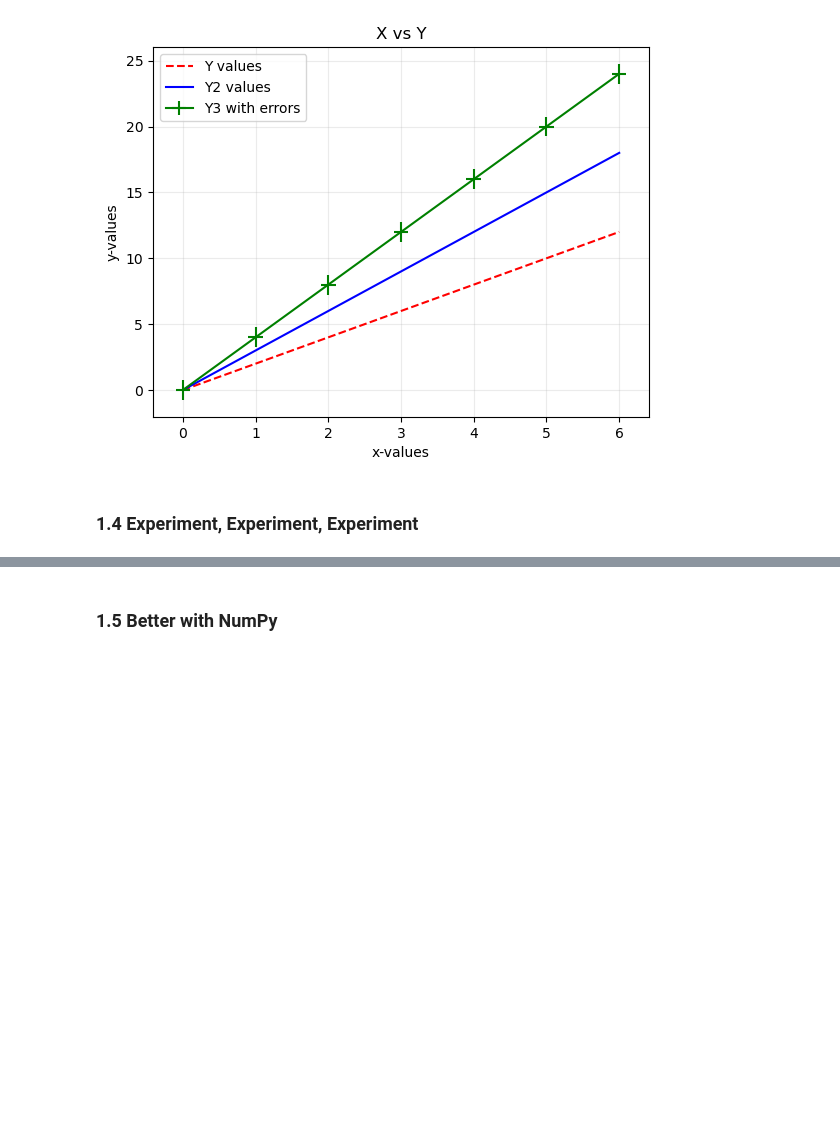
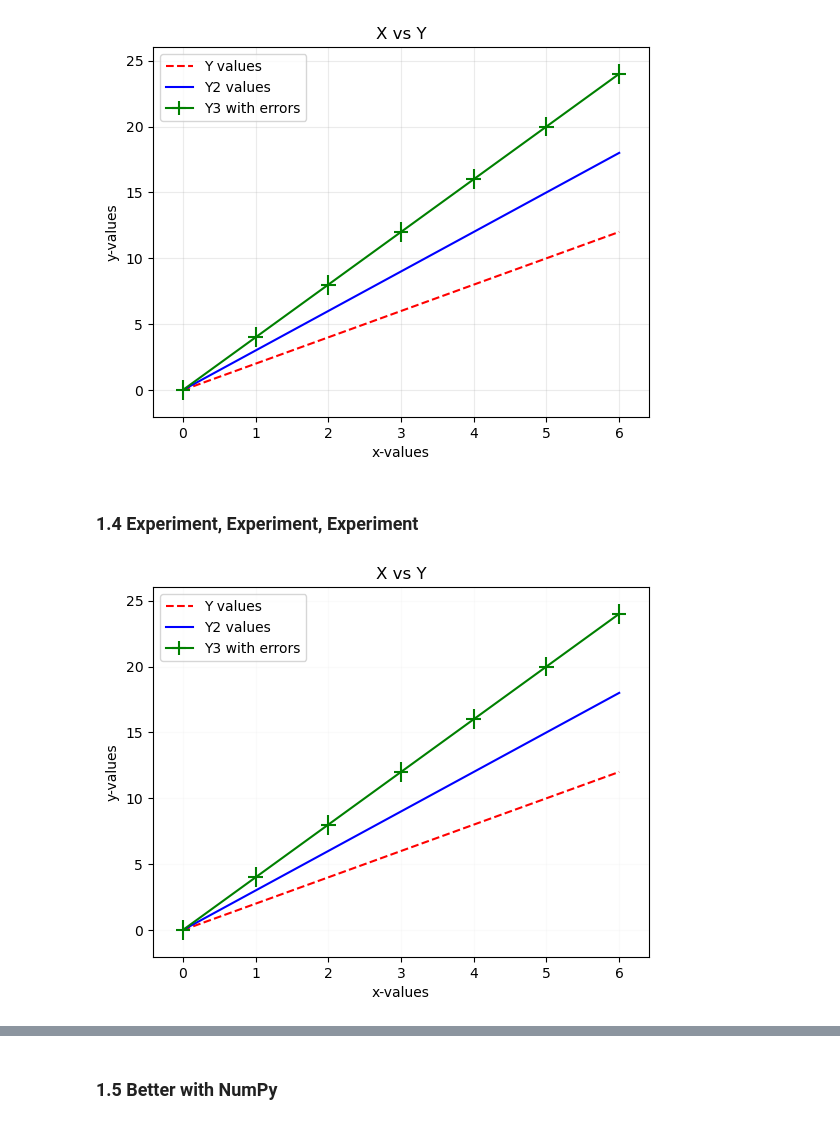
Before and after one commit to SPS-SP2273/learning-portfolio-keriperip, a Jupyter notebook: plotting/plotting_(need).ipynb, the cells around one changed output, grey strips where cells are left out. Saved outputs shown, nothing was run; the diff lists cells and outputs as text; code cells hidden in the pictures; blank space fills up the shorter version.

```diff
--- a/plotting/plotting_(need).ipynb
+++ b/plotting/plotting_(need).ipynb
@@ -79,21 +85,28 @@ plt.show()
 # %% [markdown]
 ### 1.4 Experiment, Experiment, Experiment
 # %%
+#CHECKING ALPHA
+from matplotlib import pyplot as plt
+
 # Some data for plotting
 x = [0, 1, 2, 3, 4, 5, 6]
 y_1 = [0, 2, 4, 6, 8, 10, 12]
 y_2 = [0, 3, 6, 9, 12, 15, 18]
 y_3 = [0, 4, 8, 12, 16, 20, 24]
 x_error, y_error = .1, 0.75
 
 # Lets start plotting
 plt.plot(x, y_1, color='red', linestyle='dashed', label='Y values')
 plt.plot(x, y_2, color='blue', label='Y2 values')
 plt.errorbar(x, y_3, xerr=x_error, yerr=y_error,
              color='green', label='Y3 with errors')
 plt.xlabel('x-values')
 plt.ylabel('y-values')
 plt.title('X vs Y')
-plt.grid(alpha=.25)
+plt.grid(alpha=.05)
 plt.legend(loc='upper left')
 plt.show()
+
+#value of alpha changed from .25 to .05
+# %% [output]
+[figure, added]
```
Also changed, not shown: parts of 12 cells of this notebook, 1 other file.
